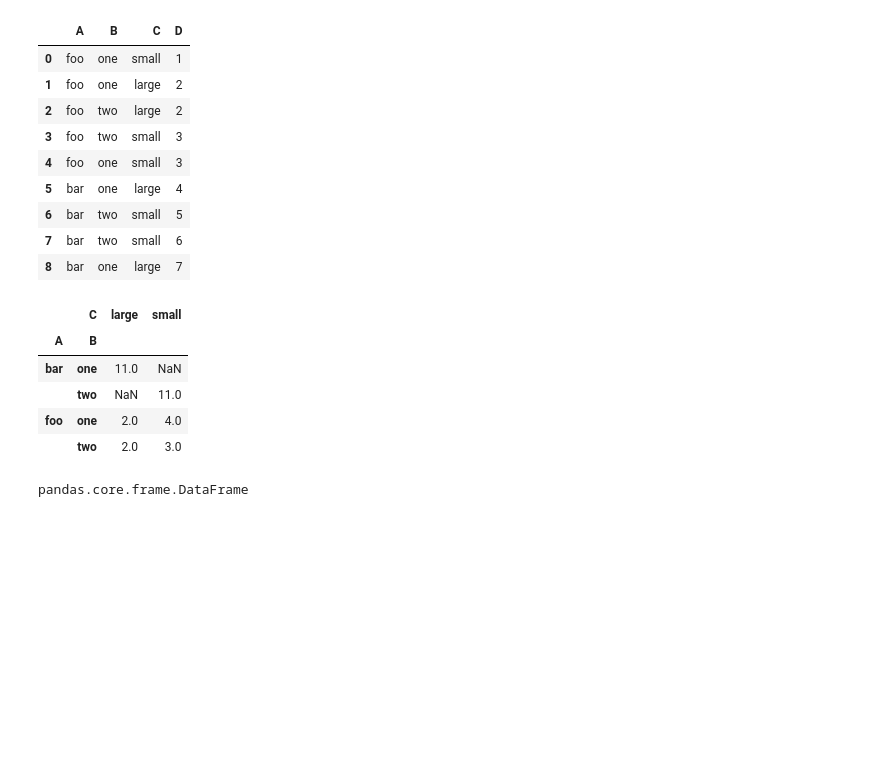
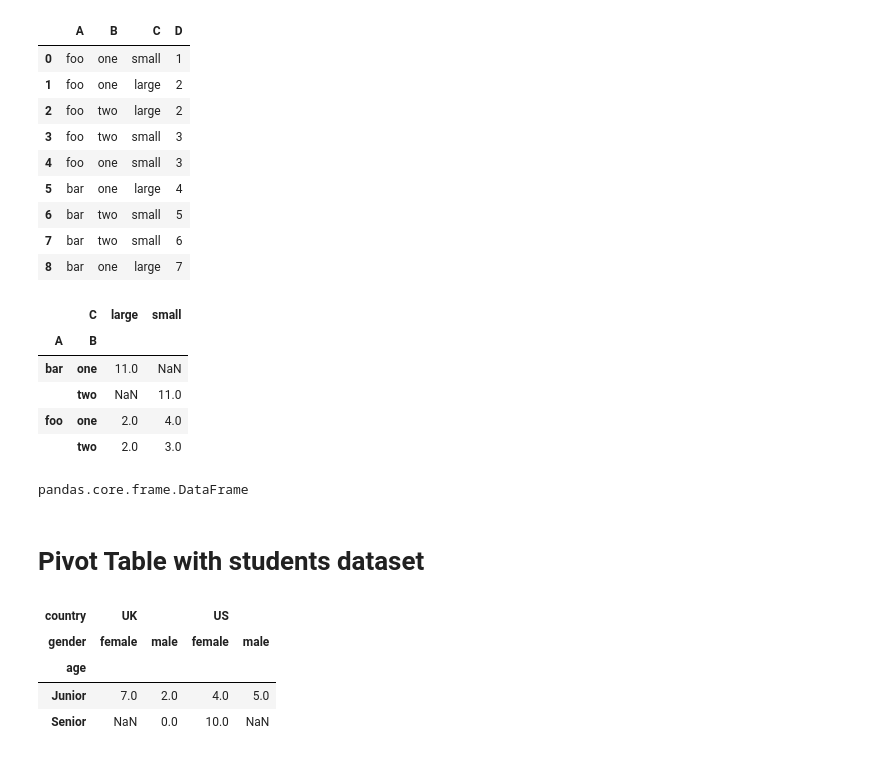
Before and after one commit to magizbox/python_data_build, a Jupyter notebook: chapter2/labs/lab_pivot_table/pivot_table_notebook.ipynb, the cells around one changed output. Saved outputs shown, nothing was run; the diff lists cells and outputs as text; code cells hidden in the pictures; blank space fills up the shorter version.

```diff
--- a/chapter2/pivot_table_notebook.ipynb
+++ b/chapter2/labs/lab_pivot_table/pivot_table_notebook.ipynb
@@ -34,3 +34,22 @@ table
 type(table)
 # %% [output]
 pandas.core.frame.DataFrame
+# %% [markdown]
+# Pivot Table with students dataset
+# %%
+import pandas as pd
+students = pd.DataFrame({
+  'name' : ["Kate", "John", "Tom", "Mark", "Jessi", "Katie"],
+  'gender': ['female', 'male', 'male', 'male', 'female', "female"],
+  'country': ['US', 'UK', 'US', 'UK', 'US', 'UK'],
+  'age' : [21, 22, 19, 18, 18, 19],
+  'score': [10, 0, 5, 2, 4, 7]})
+# %%
+periods = students.age.map(lambda x: "Senior" if x > 20 else "Junior")
+pd.pivot_table(students, values='score', index=periods, columns=["country", "gender"], aggfunc=np.mean)
+# %% [output]
+| country | UK |  | US |  |
+| gender | female | male | female | male |
+| age |  |  |  |  |
+| Junior | 7.0 | 2.0 | 4.0 | 5.0 |
+| Senior | NaN | 0.0 | 10.0 | NaN |
```
Also changed, not shown: 16 other files.
